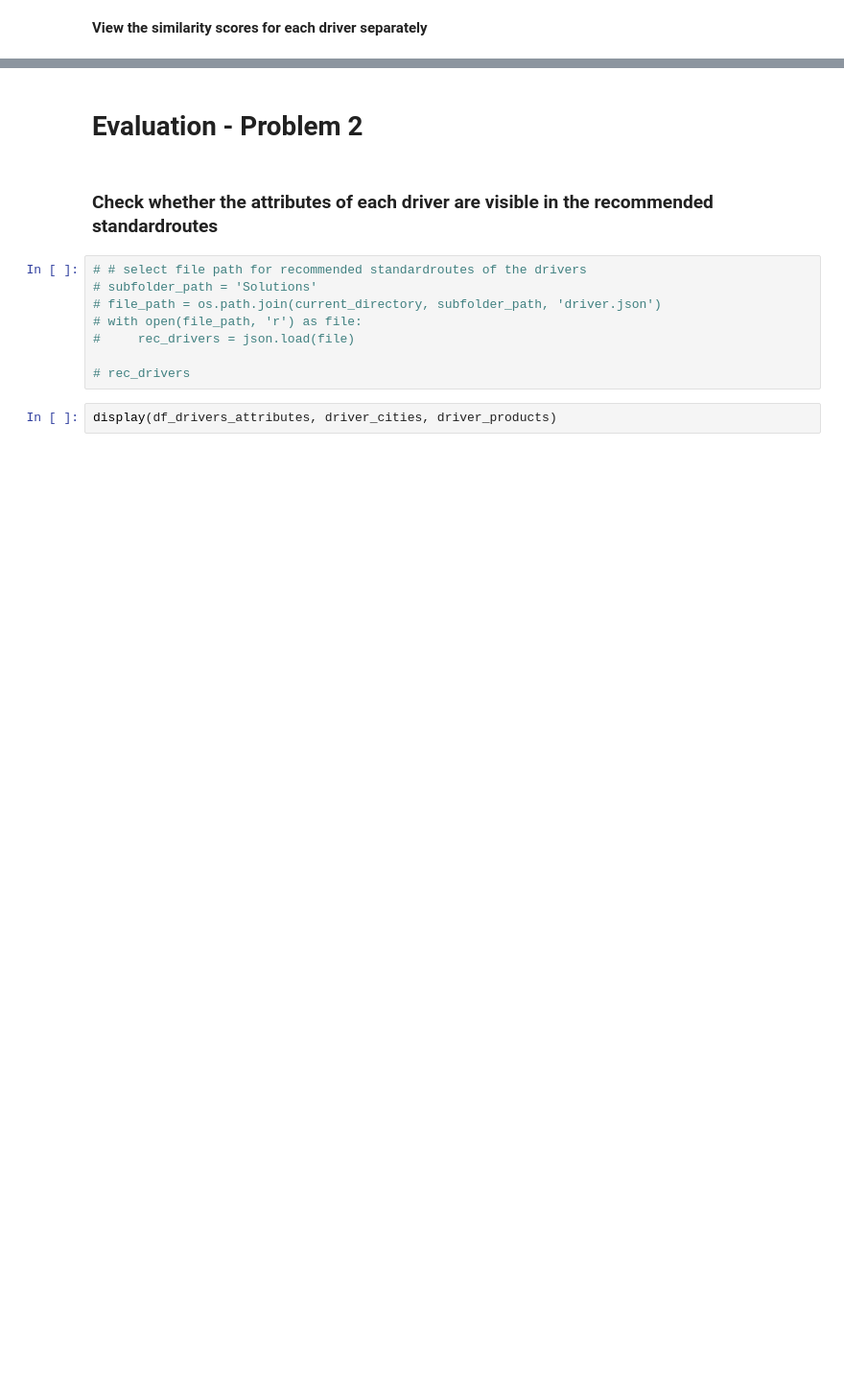
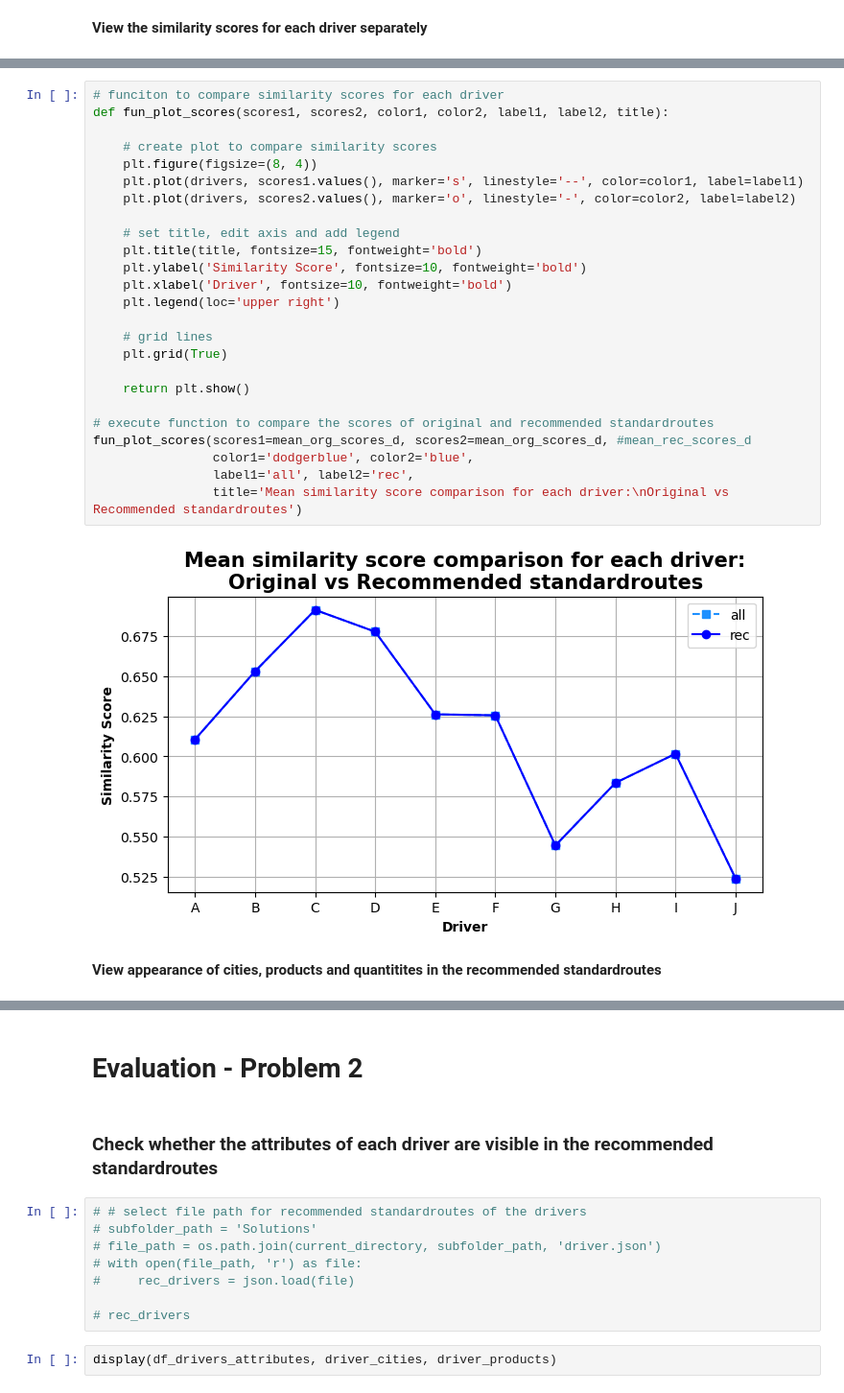
Before and after one commit to dennismgoetz/DataMining, a Jupyter notebook: evaluation.ipynb, the cells around one changed output, grey strips where cells are left out. Shown at 96% size. Saved outputs shown, nothing was run; the diff lists cells and outputs as text; blank space fills up the shorter version.

```diff
--- a/evaluation.ipynb
+++ b/evaluation.ipynb
@@ -174,0 +194,29 @@ del actual_routes_new
+# %%
+# funciton to compare similarity scores for each driver
+def fun_plot_scores(scores1, scores2, color1, color2, label1, label2, title):
+
+    # create plot to compare similarity scores
+    plt.figure(figsize=(8, 4))
+    plt.plot(drivers, scores1.values(), marker='s', linestyle='--', color=color1, label=label1)
+    plt.plot(drivers, scores2.values(), marker='o', linestyle='-', color=color2, label=label2)
+
+    # set title, edit axis and add legend
+    plt.title(title, fontsize=15, fontweight='bold')
+    plt.ylabel('Similarity Score', fontsize=10, fontweight='bold')
+    plt.xlabel('Driver', fontsize=10, fontweight='bold')
+    plt.legend(loc='upper right')
+
+    # grid lines
+    plt.grid(True)
+
+    return plt.show()
+
+# execute function to compare the scores of original and recommended standardroutes
+fun_plot_scores(scores1=mean_org_scores_d, scores2=mean_org_scores_d, #mean_rec_scores_d
+                color1='dodgerblue', color2='blue',
+                label1='all', label2='rec',
+                title='Mean similarity score comparison for each driver:\nOriginal vs Recommended standardroutes')
+# %% [output]
+[figure, added]
+# %% [markdown]
+**View appearance of cities, products and quantitites in the recommended standardroutes**
```
Also changed, not shown: parts of 23 cells of this notebook, 8 other files.
